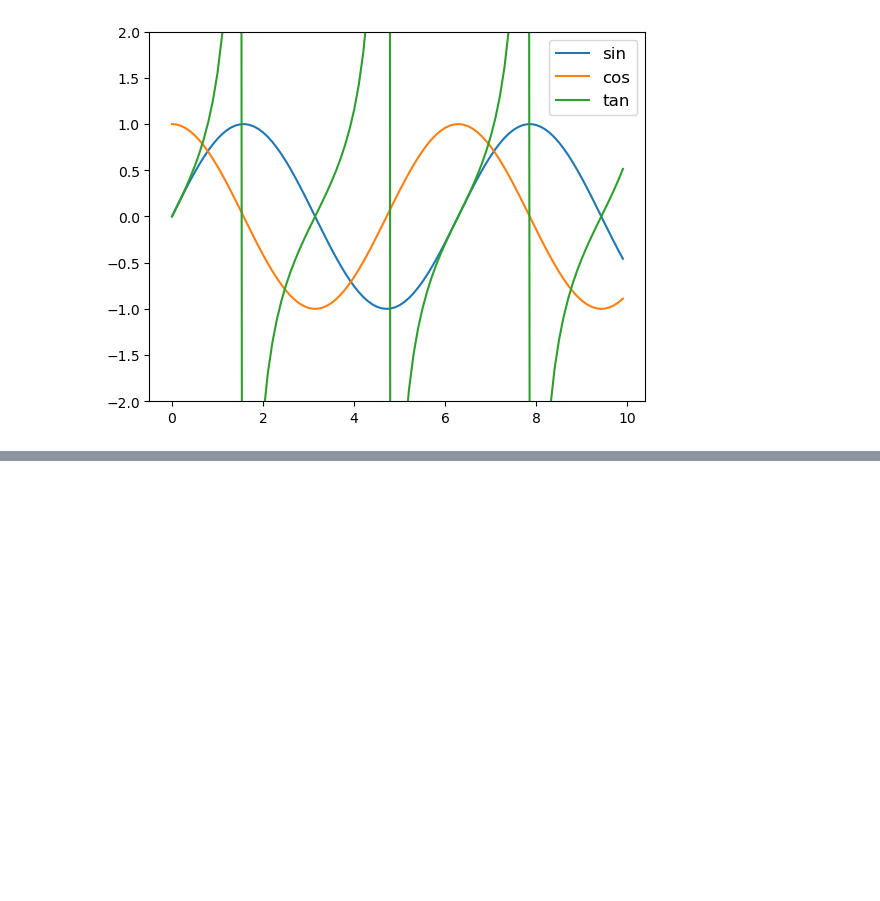
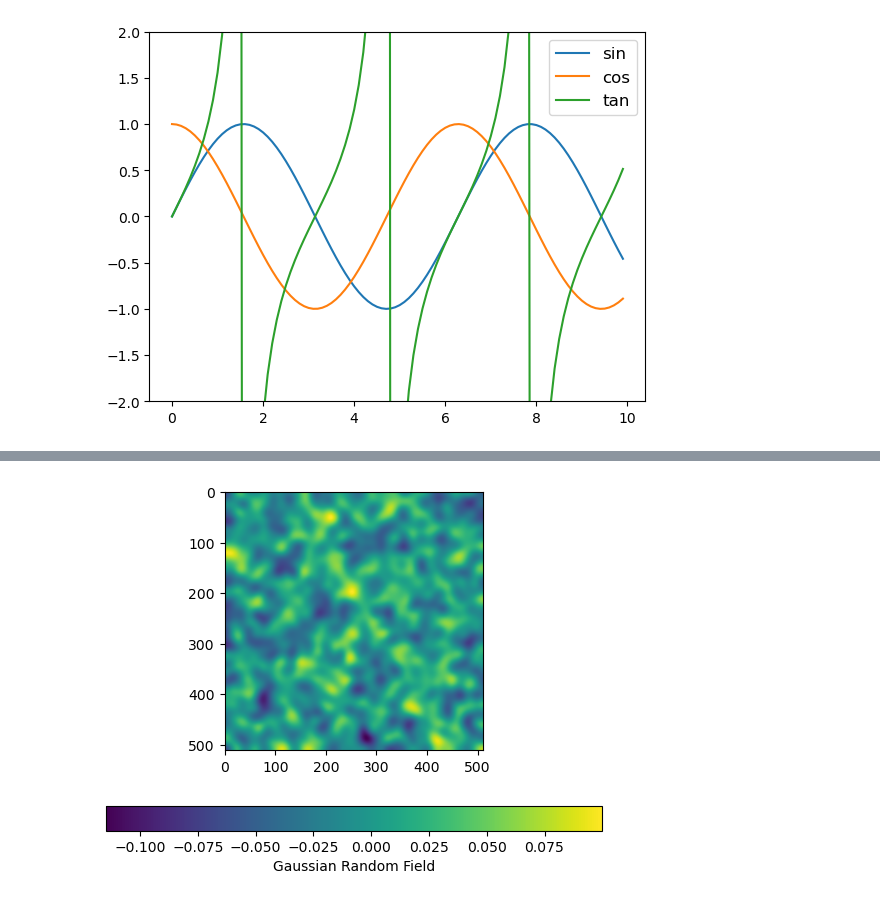
Before and after one commit to yashraj-shri17/GENERAL-STUFF, a Jupyter notebook: MatPlot-1.ipynb, the cells around one changed output, grey strips where cells are left out. Cells and saved outputs as stored; diff of their text form; code cells hidden in the pictures; blank space fills up the shorter version.

```diff
--- a/MatPlot-1.ipynb
+++ b/MatPlot-1.ipynb
@@ -554,0 +572,7 @@ plt.ylim(-2,2)
+# %%
+#Label
+plt.imshow(rands2d)
+cbar = plt.colorbar(orientation = 'horizontal')
+cbar.set_label('Gaussian Random Field')
+# %% [output]
+[figure, added]
```
Also changed, not shown: parts of 3 cells of this notebook.
